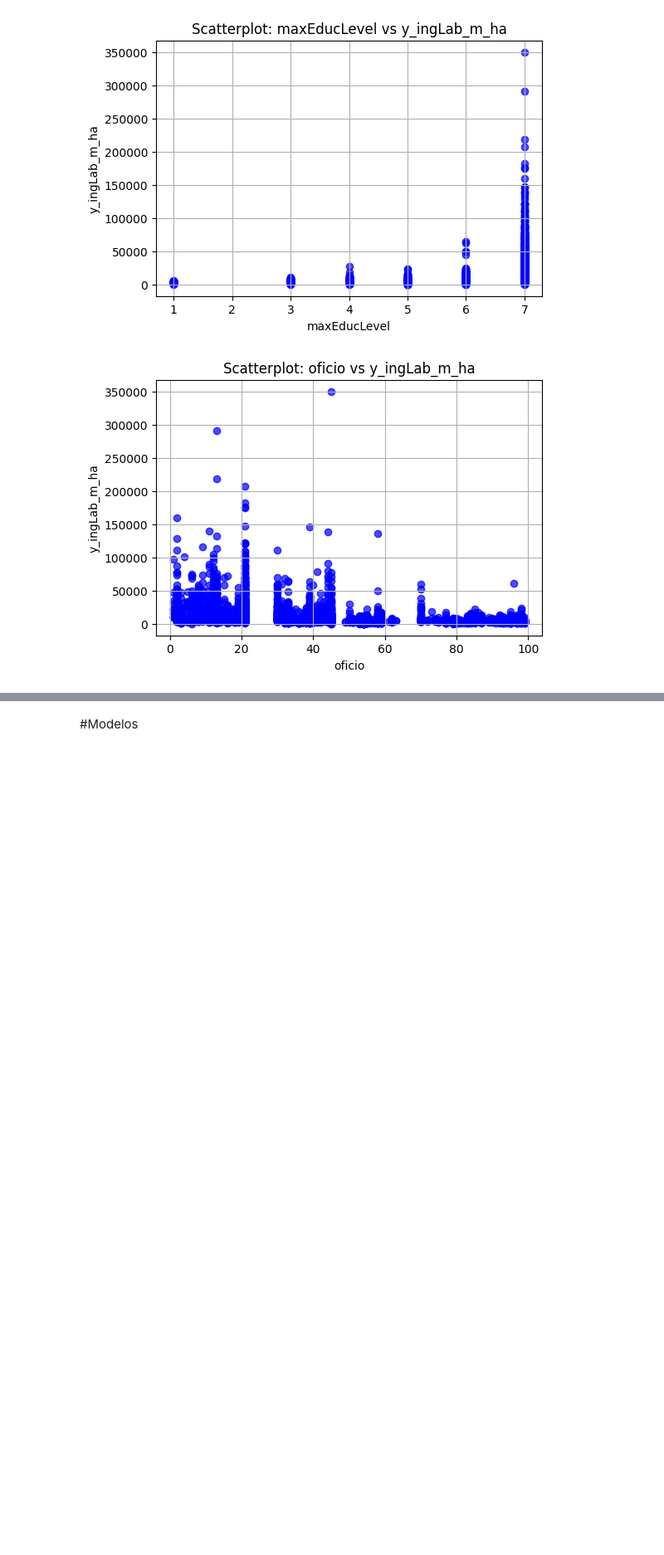
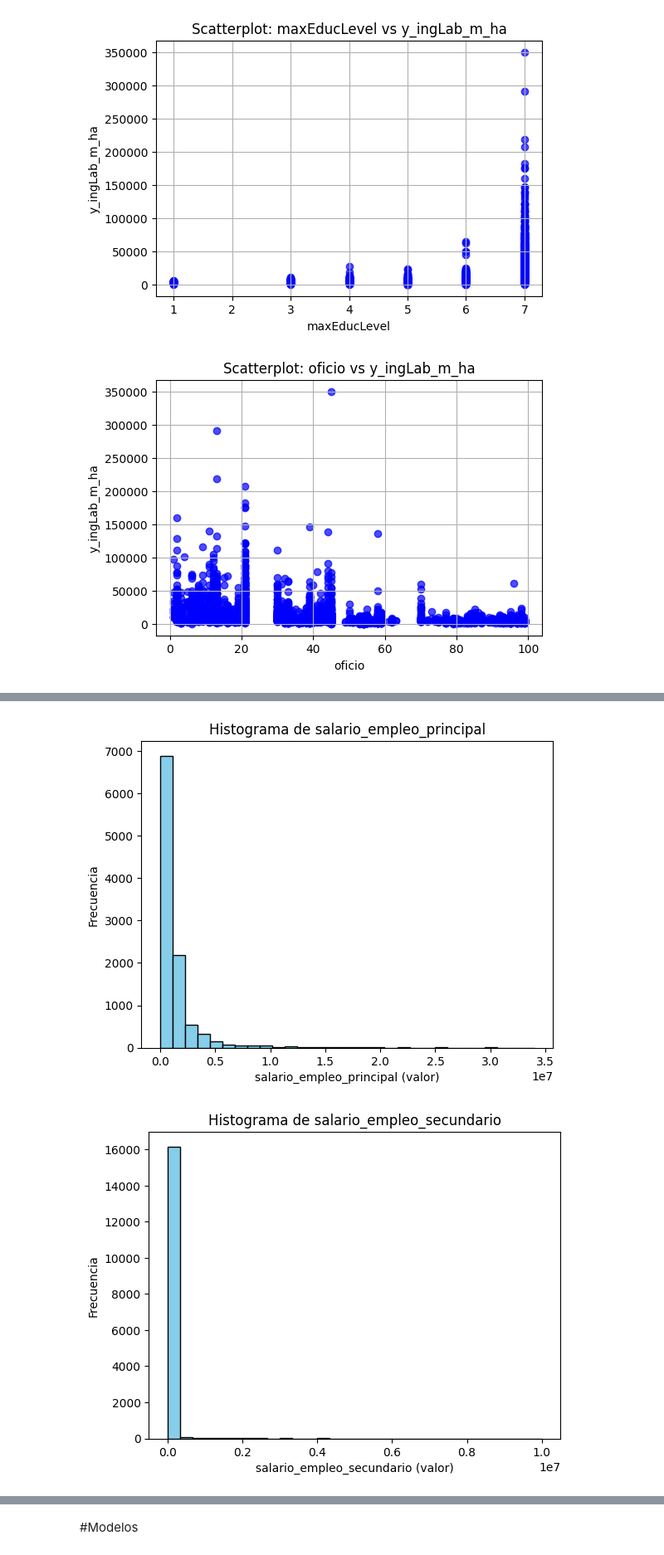
Before and after one commit to carolinabasile/ProblemSet1_MachineLearning, a Jupyter notebook: Analysis.ipynb, the cells around one changed output, grey strips where cells are left out. Shown at 83% size. Cells and saved outputs as stored; diff of their text form; code cells hidden in the pictures; blank space fills up the shorter version.

```diff
--- a/Analysis.ipynb
+++ b/Analysis.ipynb
@@ -392,0 +625,15 @@ for var in variables_independientes:
+# %%
+# Histogramas del salario horario
+
+for col in wage_hours_related_vars:
+    data = df_limpio[col].dropna()
+
+    # Grafico histogramas
+    plt.hist(data, bins=30, color='skyblue', edgecolor='black')
+    plt.title(f'Histograma de {col}')
+    plt.xlabel(f'{col} (valor)')
+    plt.ylabel('Frecuencia')
+    plt.show()
+# %% [output]
+[figure, added]
+[figure, added]
```
Also changed, not shown: parts of 38 cells of this notebook.
